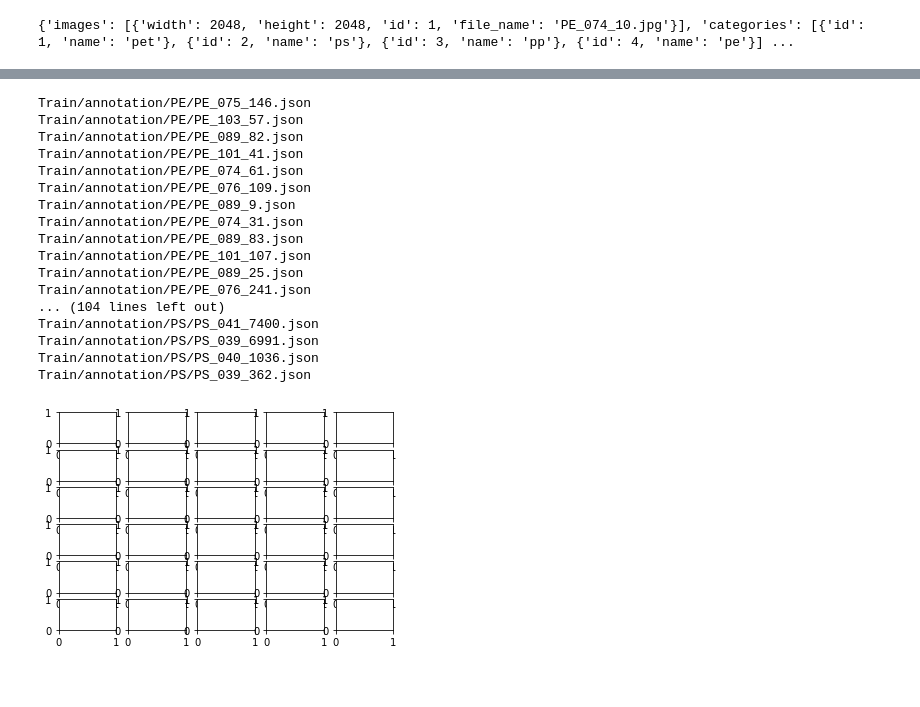
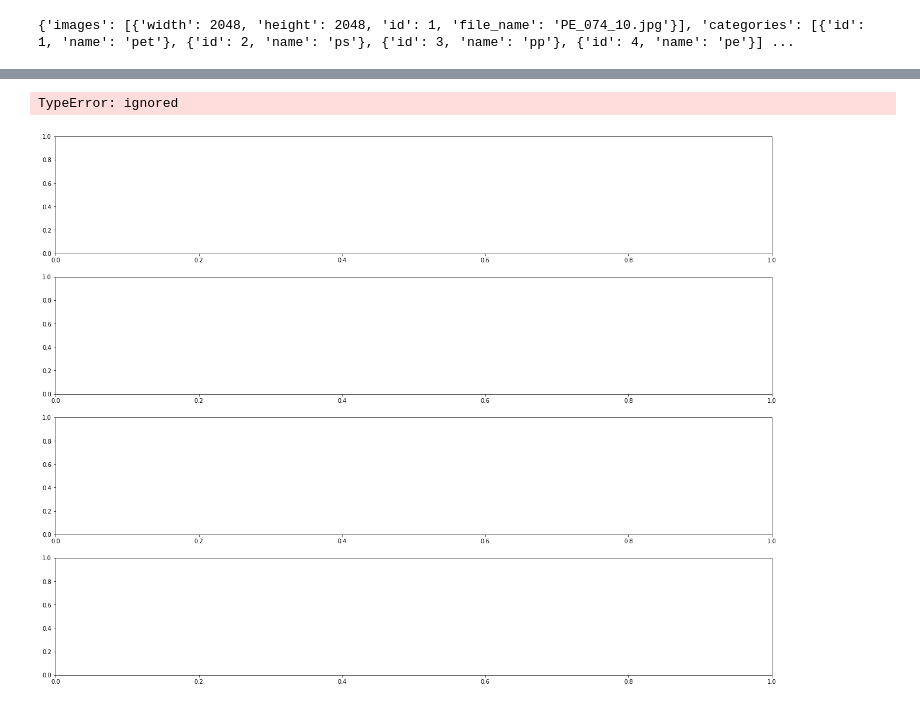
Before and after one commit to Proj-Caliber/cnn-studies, a Jupyter notebook: code store/이미지 전처리.ipynb, the cells around one changed output, grey strips where cells are left out. Cells and saved outputs as stored; diff of their text form; code cells hidden in the pictures.

Commit message:
Update Image Process

```diff
--- a/code store/이미지 전처리.ipynb
+++ b/code store/이미지 전처리.ipynb
@@ -34,53 +63,64 @@ print(data)
 # %%
 from PIL import Image
 import random
 from glob import glob
+from matplotlib import patches,  lines
+from matplotlib.patches import Polygon
+
 PATH = 'Train/annotation'
 
-# 4개의
+# 4개의 directory에서 하나씩 뽑아서 샘플을 가지고 segmentation 확인하기
 dir_list = ['PE','PET','PP','PS']
+
+_, ax = plt.subplots(4, figsize = (22, 17))
+
+color = {k:i for k,i in enumerate(colors.keys)}
 
 for i in dir_list:
 
+  # 각 directory의 annottation에서 json파일을 가져온다.
   data = glob(PATH + '/' + i + '/' + '*.json')
 
+  # json중 하나만 뽑아서 가져온다.
   json_data = random.choice(data)
 
+  # json 파일을 열어서 annot에 저장한다.
   with open(json_data, 'r') as f:
     annot = json.loads(f.read())
 
+  # image의 이름을 가져온다.
   image_name = annot['images'][0]['file_name']
 
-  image = Image.open('Train' + '/' + i +  image_name)
+  # image를 연다.
+  image = Image.open('Train' + '/' + i + '/' + image_name)
 
+  # 이미지를 넘파이 형태로 저장한다.
+  image = np.array(image)
+
+  # 이미지와 똑같은 사이즈로 만들기 위해서 mask도 copy한다.
   masked_image = image.copy()
 
-  for j in range(len(annot['annotations']))
+  # object의 구조상 몇 개의 사물이 관측될지 모르기 때문에 annot의 annotations의 개수를 가져온다.
+  for j in range(len(annot['annotations'])):
 
+    # annotation에서 각 번호에 맞는 segmentation을 가져온다.
+    segmentation = annot['annotations'][j]['segmentation']
+
+    # annotation에서 각 번호에 맞는 bbox를 가져온다.
+    bbox = annot['annotations'][j]['bbox']
+
+    label = annot['annotations'][j]['category_id']
+
+    xmin, ymin, width, height = bbox[0],bbox[1],bbox[2],bbox[3]
+    cv.rectangle(image, (xmin, ymin), (xmin + width, ymin + height),colors[color[j]],4)
 
     for k in range(3):
-      segmentation = annot['annotations'][j]['segmentation']
-      bbox = annot['annotations'][j]['bbox']
 
-      masked_image[:,:,k] = np.where(mask == 1, image[:,:,k]*0.5 + 0.5*255*255, image[:,:,k])
+      masked_image[:,:,k] = np.where(segmentation == 1, image[:,:,k]*0.5 + 0.5*255*255, image[:,:,k])
 
-      y1, x1, y2, x2 = bbox[0],bbox[1],bbox[2],bbox[3]
+    plt.imshow(masked_image)
+  plt.imshow(image)
+  plt.show()
 # %% [output]
-Train/annotation/PE/PE_075_146.json
-Train/annotation/PE/PE_103_57.json
-Train/annotation/PE/PE_089_82.json
-Train/annotation/PE/PE_101_41.json
-Train/annotation/PE/PE_074_61.json
-Train/annotation/PE/PE_076_109.json
-Train/annotation/PE/PE_089_9.json
-Train/annotation/PE/PE_074_31.json
-Train/annotation/PE/PE_089_83.json
-Train/annotation/PE/PE_101_107.json
-Train/annotation/PE/PE_089_25.json
-Train/annotation/PE/PE_076_241.json
-... (104 lines left out)
-Train/annotation/PS/PS_041_7400.json
-Train/annotation/PS/PS_039_6991.json
-Train/annotation/PS/PS_040_1036.json
-Train/annotation/PS/PS_039_362.json
+TypeError: ignored
-[figure, old version]
+[figure, new version]
```
Also changed, not shown: parts of 5 cells of this notebook.
